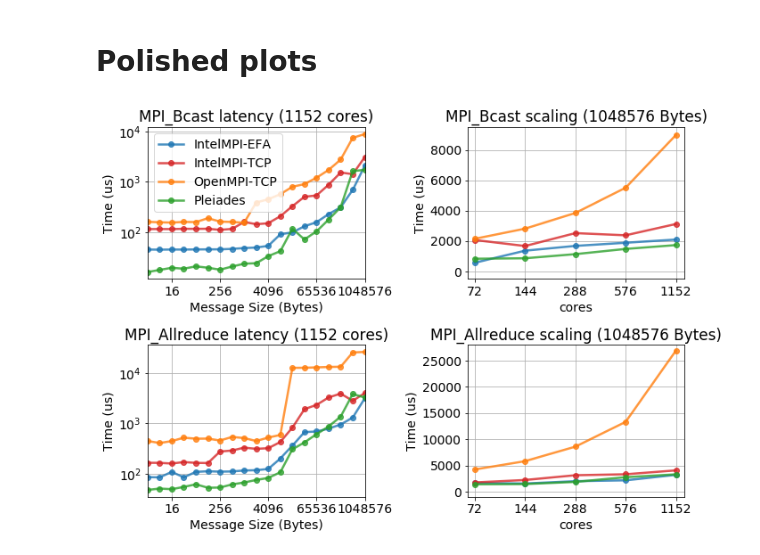
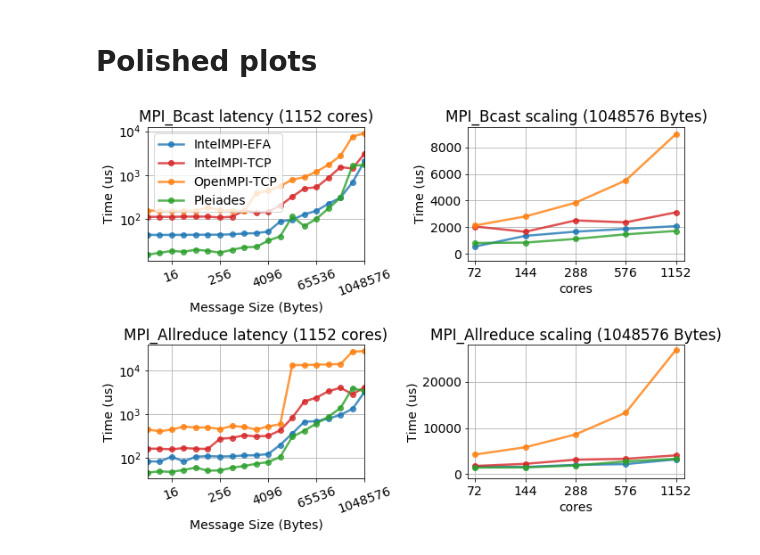
Before and after one commit to JiaweiZhuang/aws-mpi-benchmark, a Jupyter notebook: notebooks/collective_compare_pleiades.ipynb, the cells around one changed output. Cells and saved outputs as stored; diff of their text form; code cells hidden in the pictures.

Commit message:
Rotate xticks for collective comparison plot

```diff
--- a/notebooks/collective_compare_pleiades.ipynb
+++ b/notebooks/collective_compare_pleiades.ipynb
@@ -211,31 +211,34 @@ plot_kwargs = dict(color=colors, linewidth=2.5, alpha=0.8)
 
 plot_osu(df_mes[2:], ax=axes[0][0], x_start=2, legend=True, **plot_kwargs, logy=True)
 plot_osu(df_ad_mes, ax=axes[1][0], x_start=2, legend=False, **plot_kwargs, logy=True)
 
 df_cores.plot(ax=axes[0][1], marker='o', **plot_kwargs, logx=True, grid=True, legend=False)
 df_ad_cores.plot(ax=axes[1][1], marker='o', **plot_kwargs, logx=True, grid=True, legend=False)
 
 for ax in [axes[0][1], axes[1][1]]:
     ax.xaxis.set_major_formatter(ScalarFormatter())
     ax.minorticks_off()
 
     ax.set_xticks(df_cores.index.values)
     ax.set_xlim(65, 1300)
 
 axes[0][1].set_ylim(-500, 9500)
 axes[1][1].set_ylim(-1000, 28000)
 
 axes[0][0].set_title('MPI_Bcast latency (1152 cores)')
 axes[1][0].set_title('MPI_Allreduce latency (1152 cores)')
 
 axes[0][1].set_title('MPI_Bcast scaling (1048576 Bytes)')
 axes[1][1].set_title('MPI_Allreduce scaling (1048576 Bytes)')
 
 for ax in axes.flatten():
     ax.set_ylabel('Time (us)')
 
+for ax in axes[:, 0]:
+    ax.tick_params(axis='x', labelrotation=20)  # https://stackoverflow.com/a/54353146
+
 fig.tight_layout()
 
 fig.savefig('collectives_compare.png', dpi=300)
 # %% [output]
-[figure, old version]
+[figure, new version]
```
